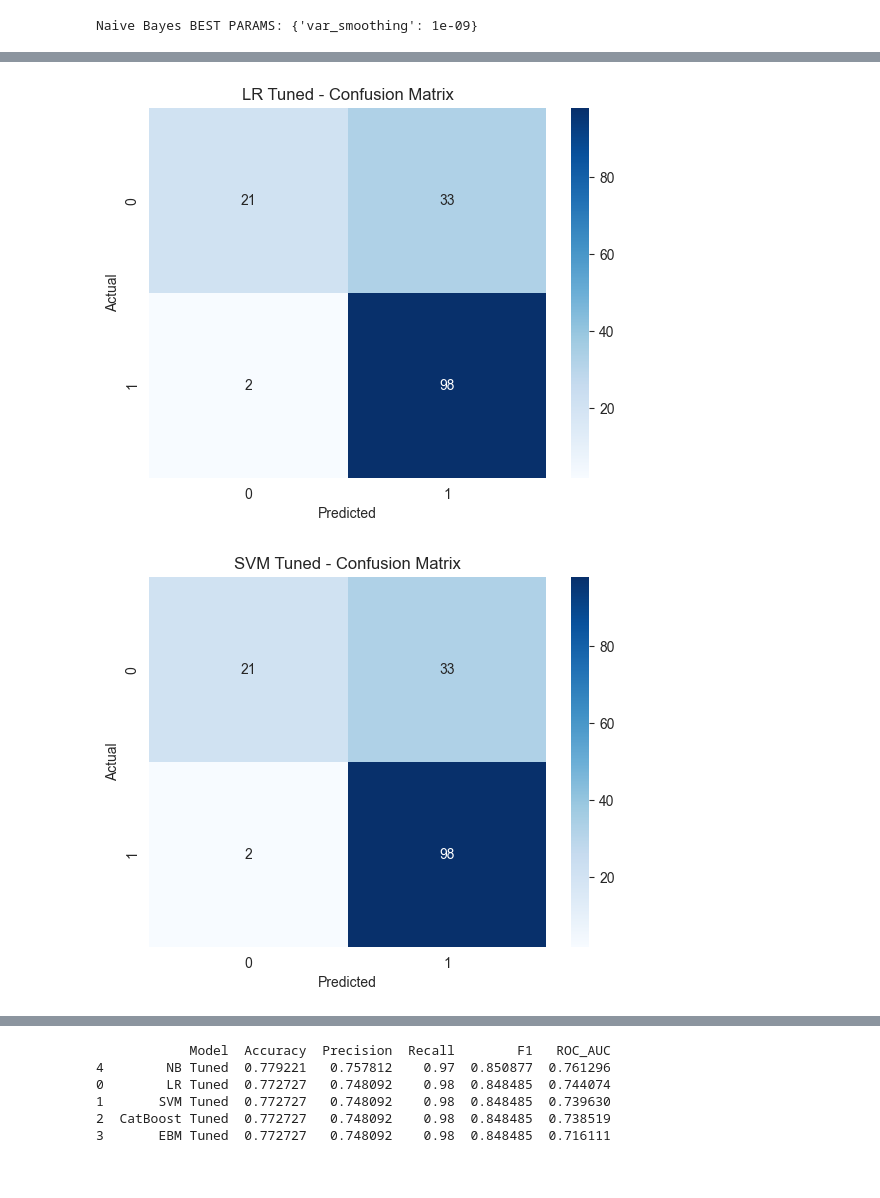
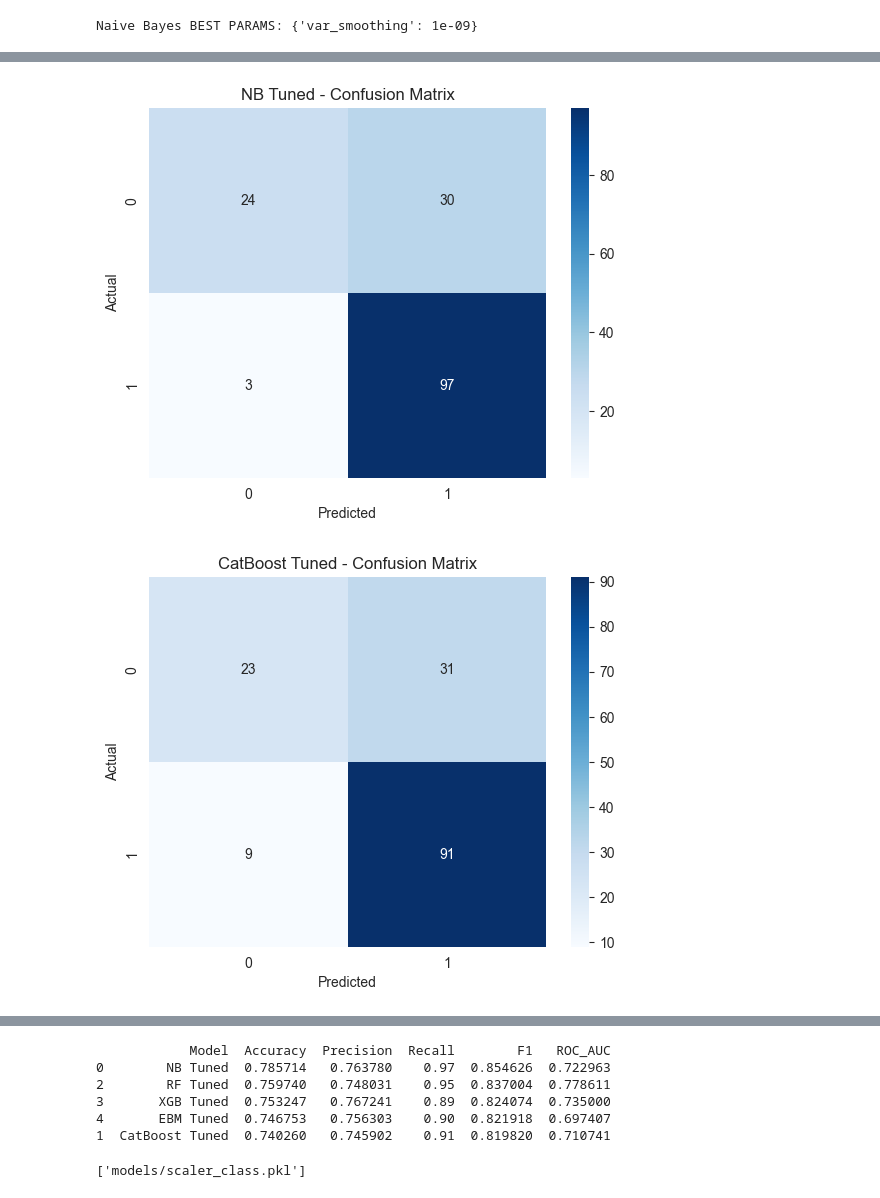
Before and after one commit to Technical-University-of-Cluj-Napoca/proiect-ml-Franci0128, a Jupyter notebook: loan-prediction.ipynb, the cells around one changed output, grey strips where cells are left out. Saved outputs shown, nothing was run; the diff lists cells and outputs as text; code cells hidden in the pictures.

```diff
--- a/loan-prediction.ipynb
+++ b/loan-prediction.ipynb
@@ -127,5 +199,5 @@ X_test_scaled = pd.DataFrame(
 # %%
-def evaluate_model(name, model, X_train, X_test, y_train, y_test):
+def evaluate_model(name: str, model, X_train, X_test, y_train, y_test) -> dict:
     model.fit(X_train, y_train)
     y_pred = model.predict(X_test)
 
@@ -267,7 +419,13 @@ ebm_params = {
     'interactions': [0]
 }
 
-ebm_best = tune_model( "EBM",ExplainableBoostingClassifier(interactions=0),ebm_params,X_train,y_train)
+ebm_best = tune_model(
+    "EBM",
+    ExplainableBoostingClassifier(interactions=0),
+    ebm_params,
+    X_train_balanced,
+    y_train_balanced
+)
 # %% [output]
 EBM BEST PARAMS: {'interactions': 0, 'learning_rate': 0.01, 'max_bins': 128}
 # %%
@@ -275,6 +433,12 @@ nb_params = {
     'var_smoothing': [1e-9, 1e-8, 1e-7]
 }
 
-nb_best = tune_model("Naive Bayes",GaussianNB(),nb_params,X_train_scaled,y_train)
+nb_best = tune_model(
+    "Naive Bayes",
+    GaussianNB(),
+    nb_params,
+    X_train_balanced,
+    y_train_balanced
+)
 # %% [output]
 Naive Bayes BEST PARAMS: {'var_smoothing': 1e-09}
@@ -281,15 +467,42 @@ Naive Bayes BEST PARAMS: {'var_smoothing': 1e-09}
 # %%
 tuned_results = []
 
-tuned_results.append(evaluate_model("LR Tuned", lr_best, X_train_scaled, X_test_scaled, y_train, y_test))
-tuned_results.append(evaluate_model("SVM Tuned", svm_best, X_train_scaled, X_test_scaled, y_train, y_test))
-tuned_results.append(evaluate_model("CatBoost Tuned", cat_best, X_train, X_test, y_train, y_test))
-tuned_results.append(evaluate_model("EBM Tuned", ebm_best, X_train, X_test, y_train, y_test))
-tuned_results.append(evaluate_model("NB Tuned", nb_best, X_train_scaled, X_test_scaled, y_train, y_test))
+tuned_results.append(evaluate_model("NB Tuned", nb_best,
+                                   X_train_balanced, X_test_scaled,
+                                   y_train_balanced, y_test))
+
+tuned_results.append(evaluate_model("CatBoost Tuned", cat_best,
+                                   X_train_balanced, X_test_scaled,
+                                   y_train_balanced, y_test))
+
+tuned_results.append(evaluate_model("RF Tuned", rf_best,
+                                   X_train_balanced, X_test_scaled,
+                                   y_train_balanced, y_test))
+
+tuned_results.append(evaluate_model("XGB Tuned", xgb_best,
+                                   X_train_balanced, X_test_scaled,
+                                   y_train_balanced, y_test))
+
+tuned_results.append(evaluate_model("EBM Tuned", ebm_best,
+                                   X_train_balanced, X_test_scaled,
+                                   y_train_balanced, y_test))
 
 tuned_df = pd.DataFrame(tuned_results).sort_values(by="F1", ascending=False)
 
 print(tuned_df)
+
+# modele finale
+joblib.dump(rf_best, "models/rf_class.pkl")
+joblib.dump(xgb_best, "models/xgb_class.pkl")
+joblib.dump(cat_best, "models/cat_class.pkl")
+joblib.dump(ebm_best, "models/ebm_class.pkl")
+joblib.dump(nb_best, "models/nb_class.pkl")
+
+# features
+joblib.dump(X.columns.tolist(), "models/features_class.pkl")
+
+# scaler
+joblib.dump(scaler, "models/scaler_class.pkl")
 # %% [output]
-[figure, old version]
+[figure, new version]
-[figure, old version]
+[figure, new version]
@@ -299,6 +512,7 @@ print(tuned_df)
             Model  Accuracy  Precision  Recall        F1   ROC_AUC
-4        NB Tuned  0.779221   0.757812    0.97  0.850877  0.761296
-0        LR Tuned  0.772727   0.748092    0.98  0.848485  0.744074
-1       SVM Tuned  0.772727   0.748092    0.98  0.848485  0.739630
-2  CatBoost Tuned  0.772727   0.748092    0.98  0.848485  0.738519
-3       EBM Tuned  0.772727   0.748092    0.98  0.848485  0.716111
+0        NB Tuned  0.785714   0.763780    0.97  0.854626  0.722963
+2        RF Tuned  0.759740   0.748031    0.95  0.837004  0.778611
+3       XGB Tuned  0.753247   0.767241    0.89  0.824074  0.735000
+4       EBM Tuned  0.746753   0.756303    0.90  0.821918  0.697407
+1  CatBoost Tuned  0.740260   0.745902    0.91  0.819820  0.710741
+['models/scaler_class.pkl']
```
Also changed, not shown: parts of 79 cells of this notebook, 24 other files.
